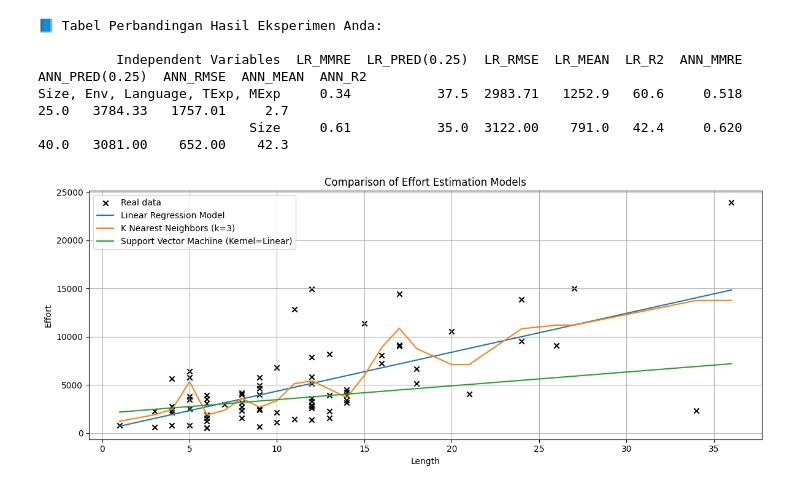
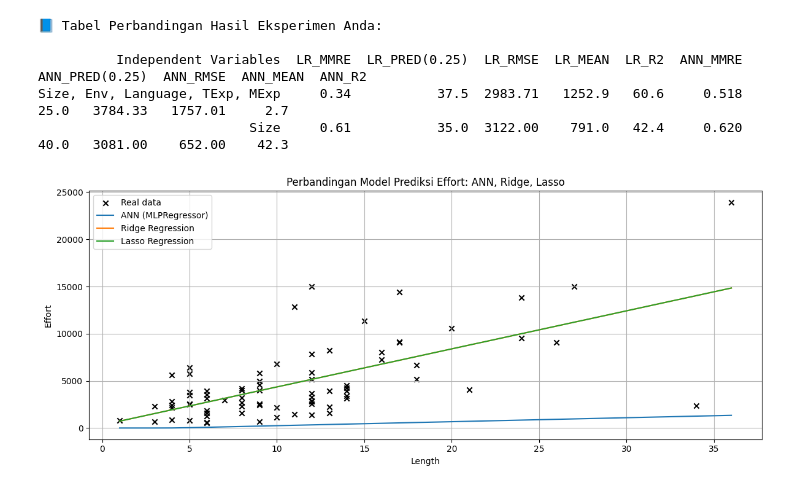
Before and after one commit to sonyharianto1991/Regression_Effort_Estimation, a Jupyter notebook: desharnais_effort_regression.ipynb, the cells around one changed output. Cells and saved outputs as stored; diff of their text form; code cells hidden in the pictures.

```diff
--- a/desharnais_effort_regression.ipynb
+++ b/desharnais_effort_regression.ipynb
@@ -302,54 +304,55 @@ Size, Env, Language, TExp, MExp     0.34           37.5  2983.71   1252.9   60.6
                            Size     0.61           35.0  3122.00    791.0   42.4     0.620            40.0   3081.00    652.00    42.3
 # %%
 # ============================
-# 📊 Grafik Perbandingan Model Effort Estimation
+# 📊 Grafik Perbandingan ANN, Ridge dan Lasso
 # ============================
 
 import pandas as pd
 import numpy as np
 import matplotlib.pyplot as plt
-from sklearn.linear_model import LinearRegression
-from sklearn.neighbors import KNeighborsRegressor
-from sklearn.svm import SVR
+from sklearn.linear_model import Ridge, Lasso
+from sklearn.neural_network import MLPRegressor
+from sklearn.preprocessing import StandardScaler
+from sklearn.pipeline import make_pipeline
 
-# Step 1: Load dataset
-df = pd.read_csv('/content/02.desharnais.csv')  # ganti path jika berbeda
-df = df.drop(index=[37, 43, 64, 74])  # buang baris yang tidak lengkap
+# Step 1: Load dataset dan drop data tidak lengkap
+df = pd.read_csv('/content/02.desharnais.csv')
+df = df.drop(index=[37, 43, 64, 74])  # sesuaikan dengan notebook Anda
 
-# Step 2: Siapkan variabel prediktor dan target
-X = df[['Length']]        # variabel input
-y = df['Effort']          # target (dalam bentuk asli, bukan log)
+# Step 2: Siapkan variabel input dan target
+X = df[['Length']]       # fitur tunggal (bisa diganti ke fitur lain/multiple)
+y = df['Effort']
 
-# Step 3: Urutkan berdasarkan Length agar hasil plot lebih halus
+# Step 3: Urutkan berdasarkan X agar prediksi smooth
 X_sorted = X.sort_values(by='Length')
 y_sorted = y[X_sorted.index]
 
-# Step 4: Inisialisasi model-model yang akan dibandingkan
+# Step 4: Inisialisasi model-model
 models = {
-    "Linear Regression Model": LinearRegression(),
-    "K Nearest Neighbors (k=3)": KNeighborsRegressor(n_neighbors=3),
-    "Support Vector Machine (Kernel=Linear)": SVR(kernel='linear')
+    "ANN (MLPRegressor)": make_pipeline(StandardScaler(), MLPRegressor(hidden_layer_sizes=(6,), max_iter=10000, random_state=42)),
+    "Ridge Regression": Ridge(alpha=1.0),
+    "Lasso Regression": Lasso(alpha=0.1)
 }
 
-# Step 5: Training dan prediksi untuk masing-masing model
+# Step 5: Training dan prediksi
 predictions = {}
 for name, model in models.items():
     model.fit(X_sorted, y_sorted)
     predictions[name] = model.predict(X_sorted)
 
-# Step 6: Visualisasi hasil prediksi dibanding data asli
+# Step 6: Visualisasi
 plt.figure(figsize=(12, 5))
 plt.scatter(X_sorted, y_sorted, color='black', label='Real data', marker='x')  # titik asli
 
 for name, y_pred in predictions.items():
-    plt.plot(X_sorted, y_pred, label=name)  # garis hasil model
+    plt.plot(X_sorted, y_pred, label=name)  # garis prediksi
 
 plt.xlabel("Length")
 plt.ylabel("Effort")
-plt.title("Comparison of Effort Estimation Models")
+plt.title("Perbandingan Model Prediksi Effort: ANN, Ridge, Lasso")
 plt.legend()
 plt.grid(True)
 plt.tight_layout()
 plt.show()
 # %% [output]
-[figure, old version]
+[figure, new version]
```
Also changed, not shown: parts of 4 cells of this notebook.
